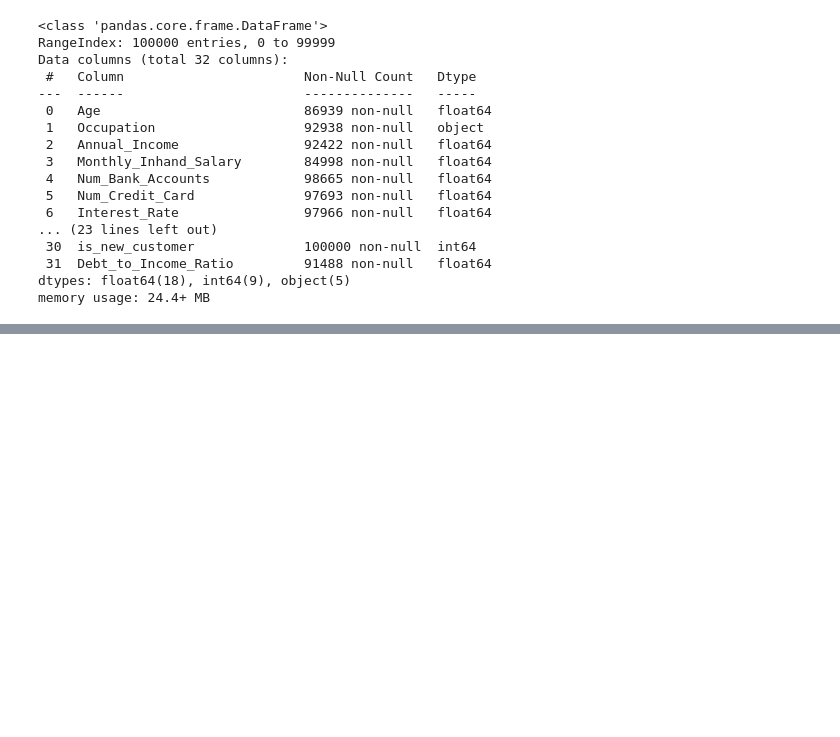
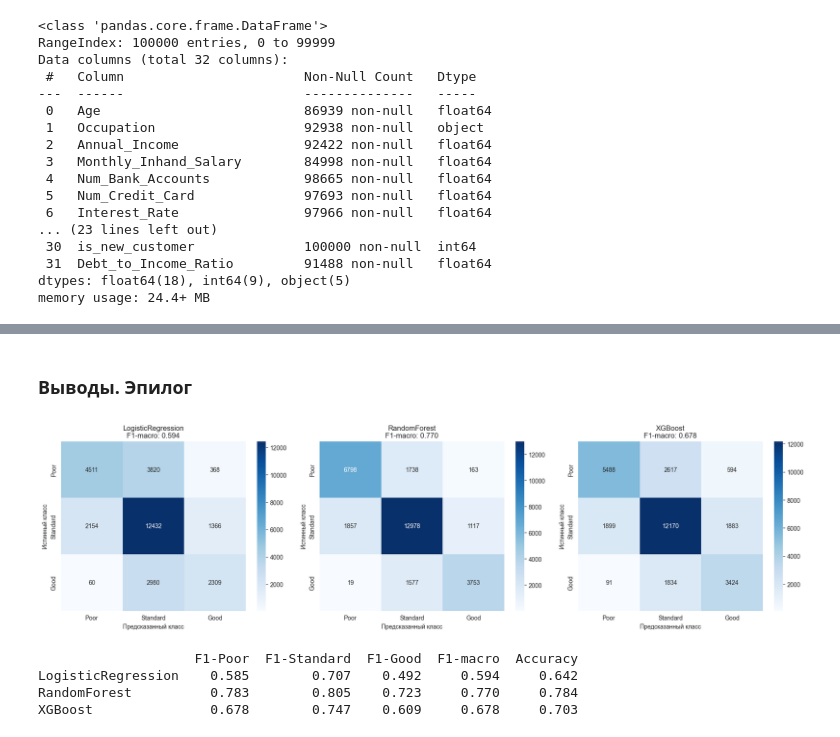
Before and after one commit to Qweeckusha/PROJECT01_credit-score-ml, a Jupyter notebook: classification-model.ipynb, the cells around one changed output, grey strips where cells are left out. Cells and saved outputs as stored; diff of their text form; code cells hidden in the pictures; blank space fills up the shorter version.

```diff
--- a/classification-model.ipynb
+++ b/classification-model.ipynb
@@ -839,0 +986,25 @@ preprocessor_v2 = ColumnTransformer(
+# %%
+label_encoder = LabelEncoder()
+y_train_encoded = label_encoder.fit_transform(y_train_inner_v2)
+y_val_encoded = label_encoder.transform(y_val_v2)
+# %%
+xgb_pipeline = Pipeline([
+    ('preprocessor', preprocessor_v2),  # тот же препроцессор, что и для RF
+    ('classifier', XGBClassifier(
+        n_estimators=100,
+        random_state=42,
+        max_depth=4,
+        eval_metric='mlogloss',
+        learning_rate=0.1
+    ))
+])
+
+xgb_pipeline.fit(X_train_inner_v2, y_train_encoded)
+
+y_pred_xgb_encoded = xgb_pipeline.predict(X_val_v2)
+y_pred_xgb = label_encoder.inverse_transform(y_pred_xgb_encoded)
+
+f1_xgb = f1_score(y_val_v2, y_pred_xgb, average='macro')
+print(f"XGBoost F1-macro: {f1_xgb:.4f}")
+print("\n=== XGBoost Classification Report ===")
+print(classification_report(y_val_v2, y_pred_xgb))
@@ -839,0 +1036,44 @@ preprocessor_v2 = ColumnTransformer(
+# %% [markdown]
+### Выводы. Эпилог
+# %%
+labels = ['Poor', 'Standard', 'Good']  # порядок как в данных
+
+fig, axes = plt.subplots(1, 3, figsize=(18, 5))
+
+for i, (y_pred, title) in enumerate(zip([y_pred_baseline_v2, y_pred_rf_v2, y_pred_xgb],
+                                       ['LogisticRegression', 'RandomForest', 'XGBoost'])):
+    cm = confusion_matrix(y_val_v2, y_pred, labels=labels)
+    sns.heatmap(cm, annot=True, fmt='d', cmap='Blues',
+                xticklabels=labels, yticklabels=labels, ax=axes[i])
+    axes[i].set_title(f'{title}\nF1-macro: {f1_score(y_val_v2, y_pred, average="macro"):.3f}')
+    axes[i].set_ylabel('Истинный класс')
+    axes[i].set_xlabel('Предсказанный класс')
+
+plt.tight_layout()
+plt.show()
+# %% [output]
+[figure, added]
+# %%
+def get_class_f1(y_true, y_pred):
+    report = classification_report(y_true, y_pred, output_dict=True)
+    return {
+        'F1-Poor': report['Poor']['f1-score'],
+        'F1-Standard': report['Standard']['f1-score'],
+        'F1-Good': report['Good']['f1-score'],
+        'F1-macro': report['macro avg']['f1-score'],
+        'Accuracy': report['accuracy']
+    }
+
+results = {
+    'LogisticRegression': get_class_f1(y_val_v2, y_pred_baseline_v2),
+    'RandomForest': get_class_f1(y_val_v2, y_pred_rf_v2),
+    'XGBoost': get_class_f1(y_val_v2, y_pred_xgb)
+}
+
+df_results = pd.DataFrame(results).T
+print(df_results.round(3))
+# %% [output]
+                    F1-Poor  F1-Standard  F1-Good  F1-macro  Accuracy
+LogisticRegression    0.585        0.707    0.492     0.594     0.642
+RandomForest          0.783        0.805    0.723     0.770     0.784
+XGBoost               0.678        0.747    0.609     0.678     0.703
```
Also changed, not shown: parts of 19 cells of this notebook.
